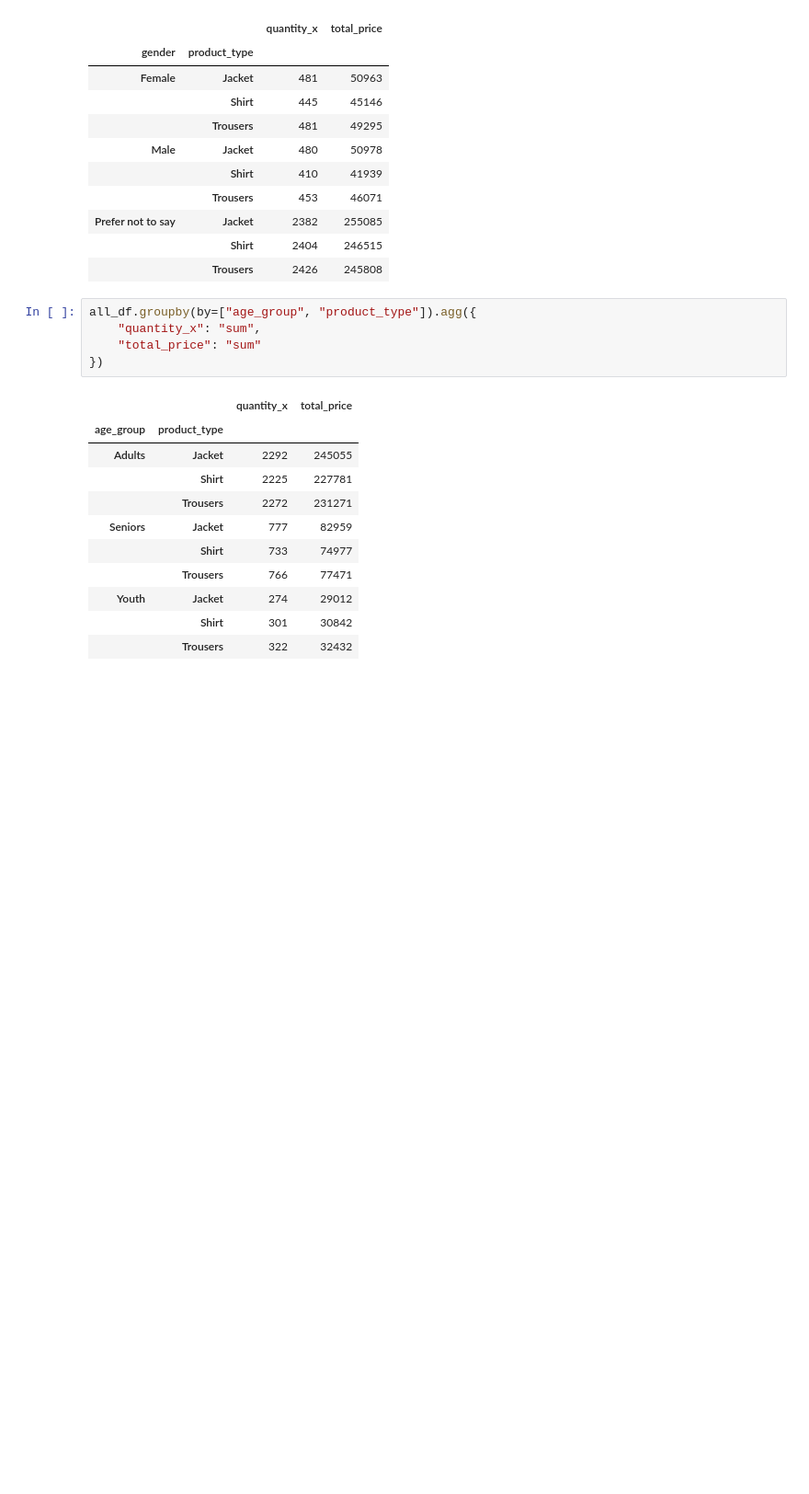
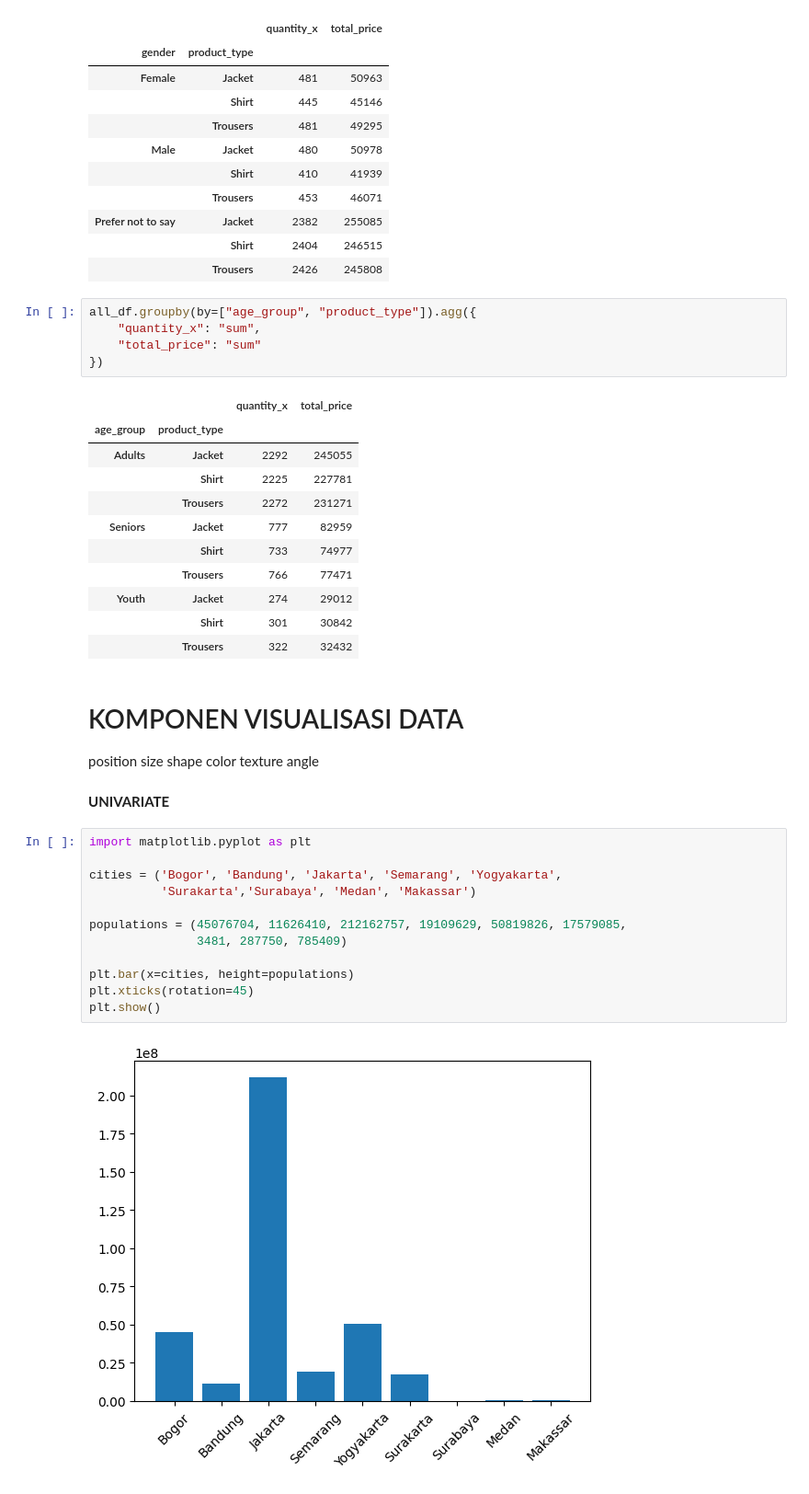
Before and after one commit to kancingkuning/data_analytics_with_python, a Jupyter notebook: data_wrangling.ipynb, the cells around one changed output. Shown at 92% size. Cells and saved outputs as stored; diff of their text form; blank space fills up the shorter version.

Commit message:
visualisasi

```diff
--- a/data_wrangling.ipynb
+++ b/data_wrangling.ipynb
@@ -1150,3 +1150,27 @@ all_df.groupby(by=["age_group", "product_type"]).agg({
 | Youth | Jacket | 274 | 29012 |
 |  | Shirt | 301 | 30842 |
 |  | Trousers | 322 | 32432 |
+# %% [markdown]
+# KOMPONEN VISUALISASI DATA
+position
+size
+shape
+color
+texture
+angle
+# %% [markdown]
+**UNIVARIATE**
+# %%
+import matplotlib.pyplot as plt
+
+cities = ('Bogor', 'Bandung', 'Jakarta', 'Semarang', 'Yogyakarta',
+          'Surakarta','Surabaya', 'Medan', 'Makassar')
+
+populations = (45076704, 11626410, 212162757, 19109629, 50819826, 17579085,
+               3481, 287750, 785409)
+
+plt.bar(x=cities, height=populations)
+plt.xticks(rotation=45)
+plt.show()
+# %% [output]
+[figure, added]
```
Also changed, not shown: parts of 27 cells of this notebook.
